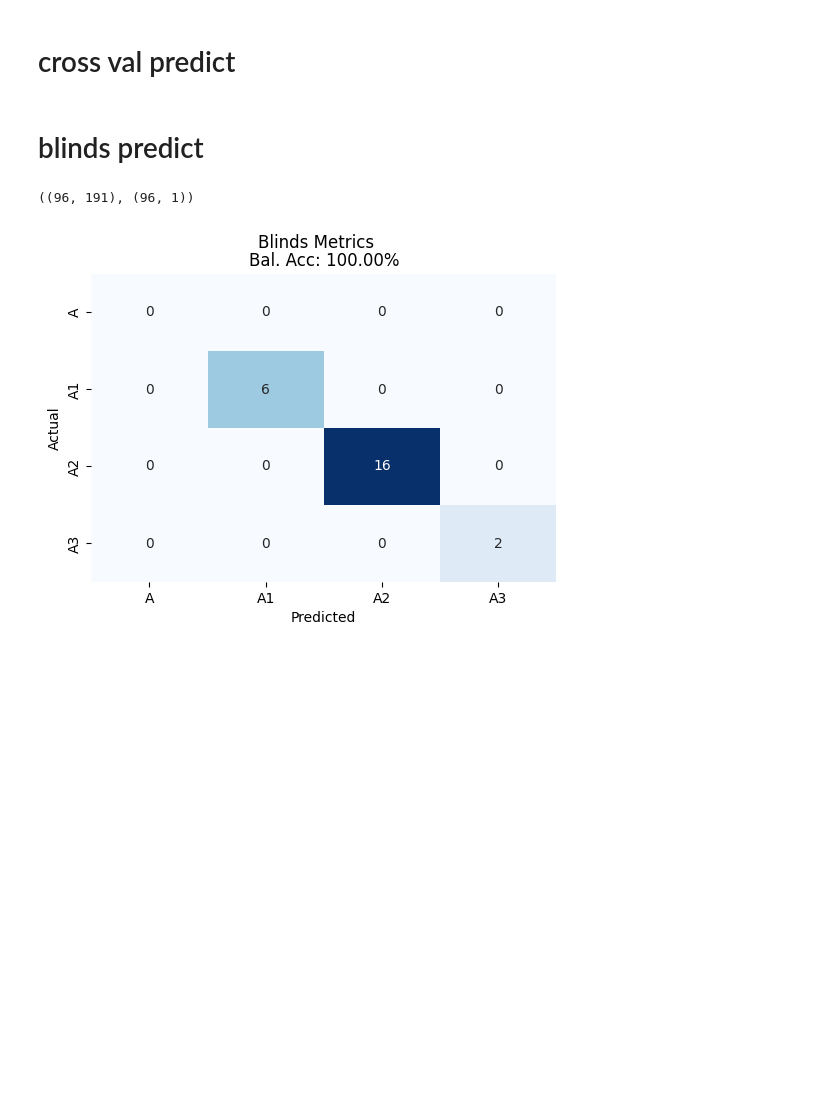
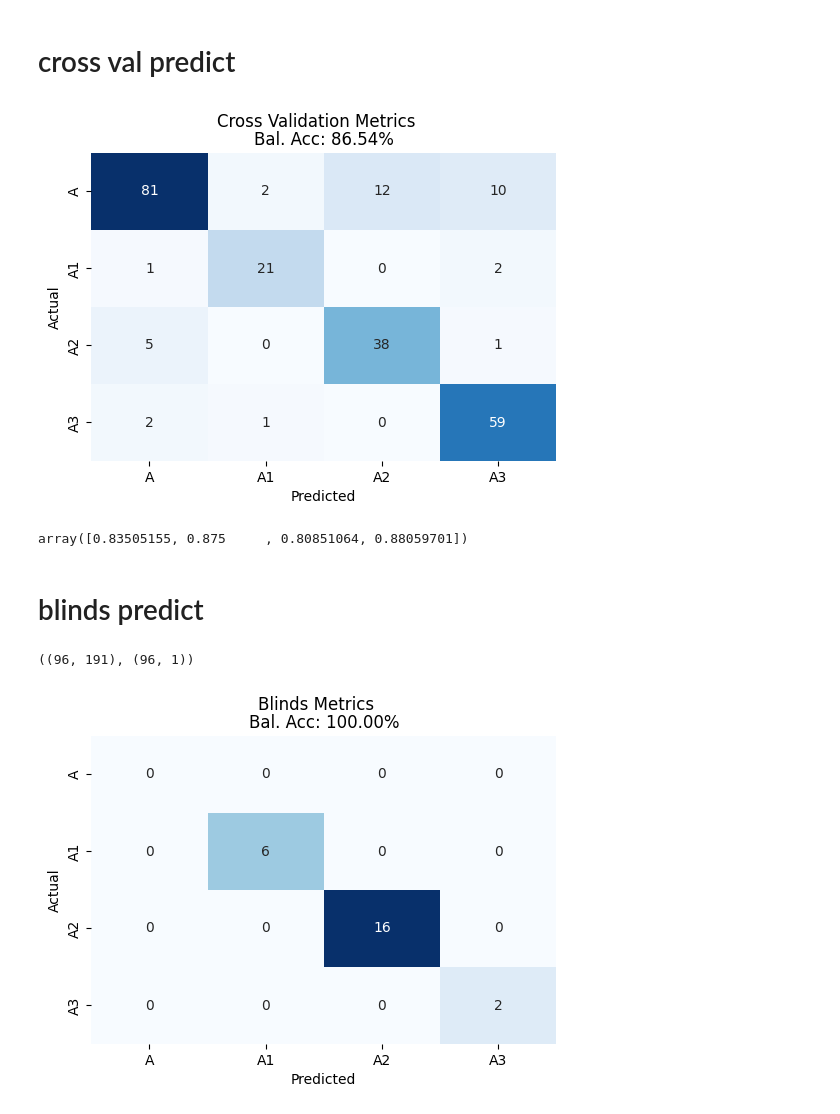
Before and after one commit to ryan-soh-pprint/DS_template, a Jupyter notebook: notebooks/04_train_classify.ipynb, the cells around one changed output. Drawn from its saved outputs; the diff is of its cells as text; code cells hidden in the pictures; blank space fills up the shorter version.

```diff
--- a/notebooks/04_train_classify.ipynb
+++ b/notebooks/04_train_classify.ipynb
@@ -169,33 +206,40 @@ array([0.85416667, 0.92307692, 0.84444444, 0.91176471])
 # %%
-# cnfm = confusion_matrix(grouped_y, cv_pred)
-# bal_acc = balanced_accuracy_score(grouped_y, cv_pred)
+cnfm = confusion_matrix(grouped_y, grouped_cv_pred)
+bal_acc = balanced_accuracy_score(grouped_y, grouped_cv_pred)
 
-# fig = plt.figure(figsize = (6, 4))
-# fig.suptitle("Cross Validation Metrics")
-# ax = fig.add_subplot(111)
+fig = plt.figure(figsize = (6, 4))
+fig.suptitle("Cross Validation Metrics")
+ax = fig.add_subplot(111)
 
-# ax.set_title(f"Bal. Acc: {bal_acc*100:.2f}%")
+ax.set_title(f"Bal. Acc: {bal_acc*100:.2f}%")
 
-# cnfm_settings = {
-#     "cmap": "Blues",
-#     "cbar": None,
-#     "annot": True,
-#     "fmt": ".0f",
-#     "xticklabels": encoder.classes_,
-#     "yticklabels": encoder.classes_,
-# }
+cnfm_settings = {
+    "cmap": "Blues",
+    "cbar": None,
+    "annot": True,
+    "fmt": ".0f",
+    "xticklabels": encoder.classes_,
+    "yticklabels": encoder.classes_,
+}
 
-# sns.heatmap(
-#     cnfm,
-#     ax = ax,
-#     **cnfm_settings
-# )
+sns.heatmap(
+    cnfm,
+    ax = ax,
+    **cnfm_settings
+)
 
-# ax.set_xlabel('Predicted')
-# ax.set_ylabel('Actual')
+ax.set_xlabel('Predicted')
+ax.set_ylabel('Actual')
 
-# # plt.tight_layout()
-# plt.show()
+# plt.tight_layout()
+plt.show()
+# %% [output]
+[figure, added]
+# %%
+f1score = f1_score(grouped_y, grouped_cv_pred, average=None, labels=encoder.transform(list(encoder.classes_)))
+f1score
+# %% [output]
+array([0.83505155, 0.875     , 0.80851064, 0.88059701])
 # %% [markdown]
 # blinds predict
 # %%
```
Also changed, not shown: parts of 14 cells of this notebook.
